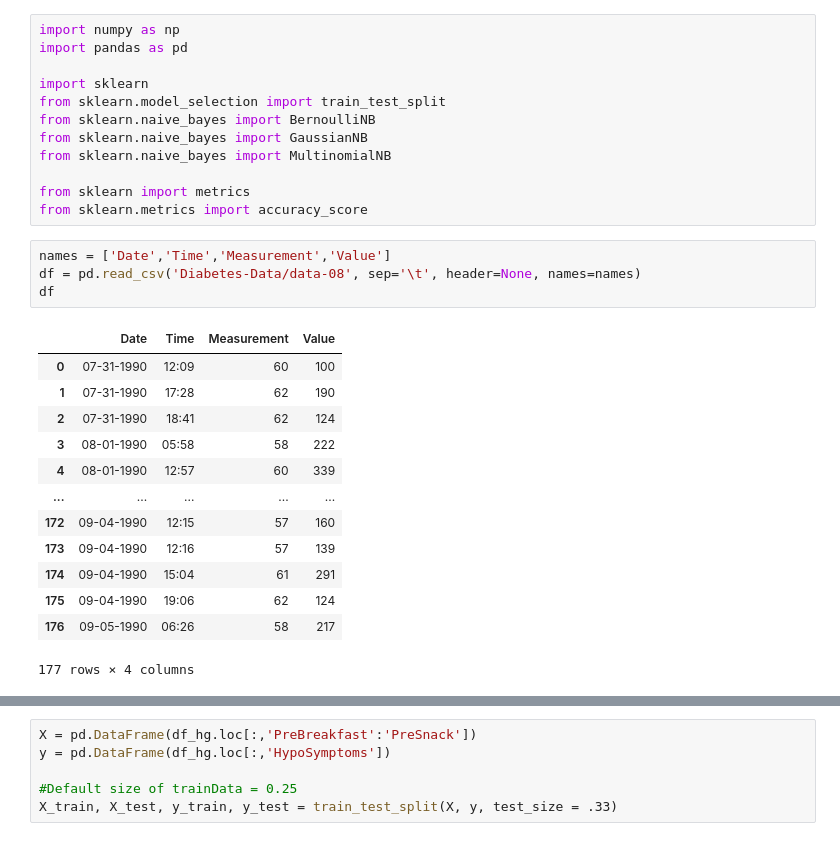
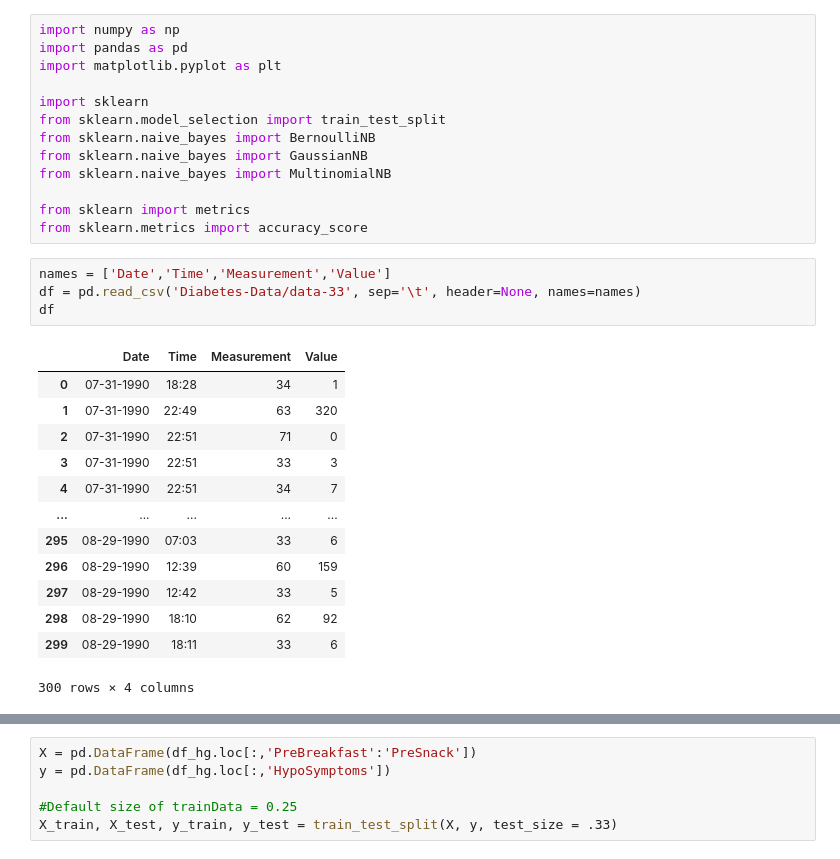
Before and after one commit to Auto-Learning-BioTech/Glucose-Prediction, a Jupyter notebook: naiveBayes-tests/Predicting_HG_Symptoms.ipynb, the cells around one changed output, grey strips where cells are left out. Saved outputs shown, nothing was run; the diff lists cells and outputs as text.

```diff
--- a/naiveBayes-tests/Predicting_HG_Symptoms.ipynb
+++ b/naiveBayes-tests/Predicting_HG_Symptoms.ipynb
@@ -1,6 +1,7 @@
 # %%
 import numpy as np
 import pandas as pd
+import matplotlib.pyplot as plt
 
 import sklearn
 from sklearn.model_selection import train_test_split
@@ -12,19 +13,19 @@ from sklearn import metrics
 from sklearn.metrics import accuracy_score
 # %%
 names = ['Date','Time','Measurement','Value']
-df = pd.read_csv('Diabetes-Data/data-08', sep='\t', header=None, names=names)
+df = pd.read_csv('Diabetes-Data/data-33', sep='\t', header=None, names=names)
 df
 # %% [output]
 |  | Date | Time | Measurement | Value |
-| 0 | 07-31-1990 | 12:09 | 60 | 100 |
-| 1 | 07-31-1990 | 17:28 | 62 | 190 |
-| 2 | 07-31-1990 | 18:41 | 62 | 124 |
-| 3 | 08-01-1990 | 05:58 | 58 | 222 |
-| 4 | 08-01-1990 | 12:57 | 60 | 339 |
+| 0 | 07-31-1990 | 18:28 | 34 | 1 |
+| 1 | 07-31-1990 | 22:49 | 63 | 320 |
+| 2 | 07-31-1990 | 22:51 | 71 | 0 |
+| 3 | 07-31-1990 | 22:51 | 33 | 3 |
+| 4 | 07-31-1990 | 22:51 | 34 | 7 |
 | ... | ... | ... | ... | ... |
-| 172 | 09-04-1990 | 12:15 | 57 | 160 |
-| 173 | 09-04-1990 | 12:16 | 57 | 139 |
-| 174 | 09-04-1990 | 15:04 | 61 | 291 |
-| 175 | 09-04-1990 | 19:06 | 62 | 124 |
-| 176 | 09-05-1990 | 06:26 | 58 | 217 |
+| 295 | 08-29-1990 | 07:03 | 33 | 6 |
+| 296 | 08-29-1990 | 12:39 | 60 | 159 |
+| 297 | 08-29-1990 | 12:42 | 33 | 5 |
+| 298 | 08-29-1990 | 18:10 | 62 | 92 |
+| 299 | 08-29-1990 | 18:11 | 33 | 6 |
-177 rows × 4 columns
+300 rows × 4 columns
```
Also changed, not shown: parts of 11 cells of this notebook, 3 other files.
